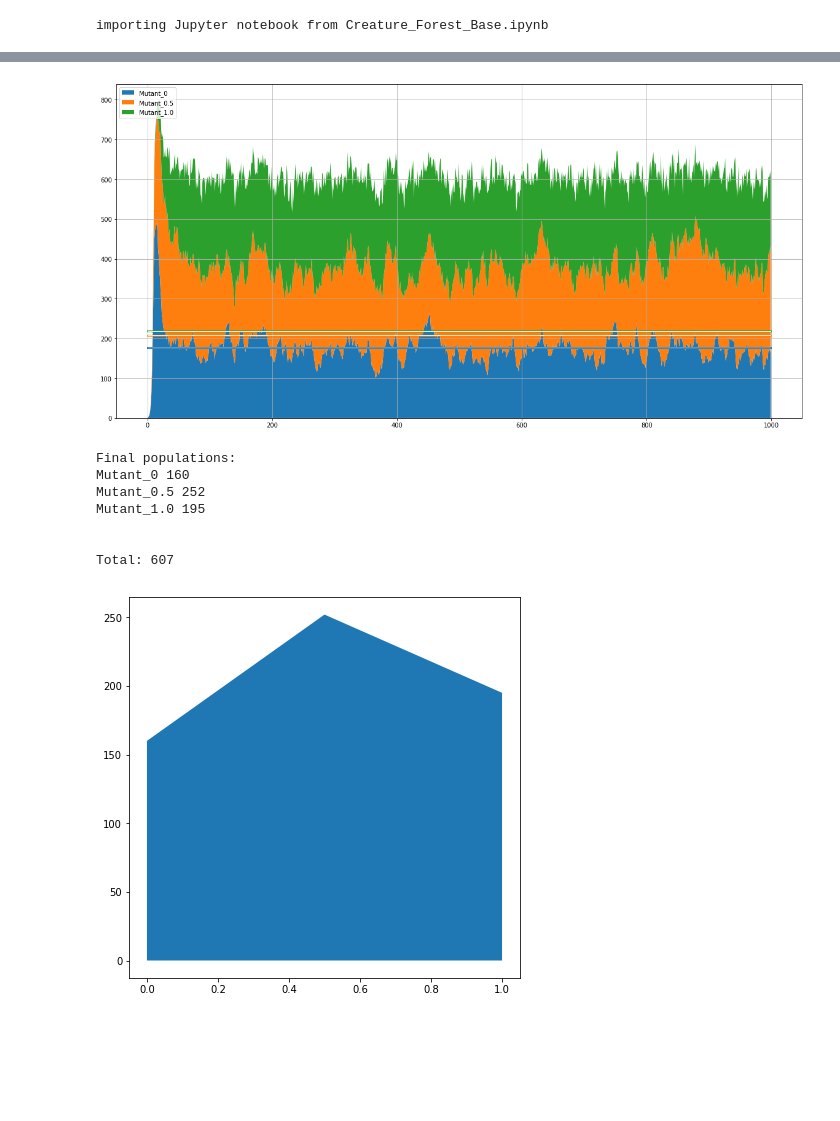
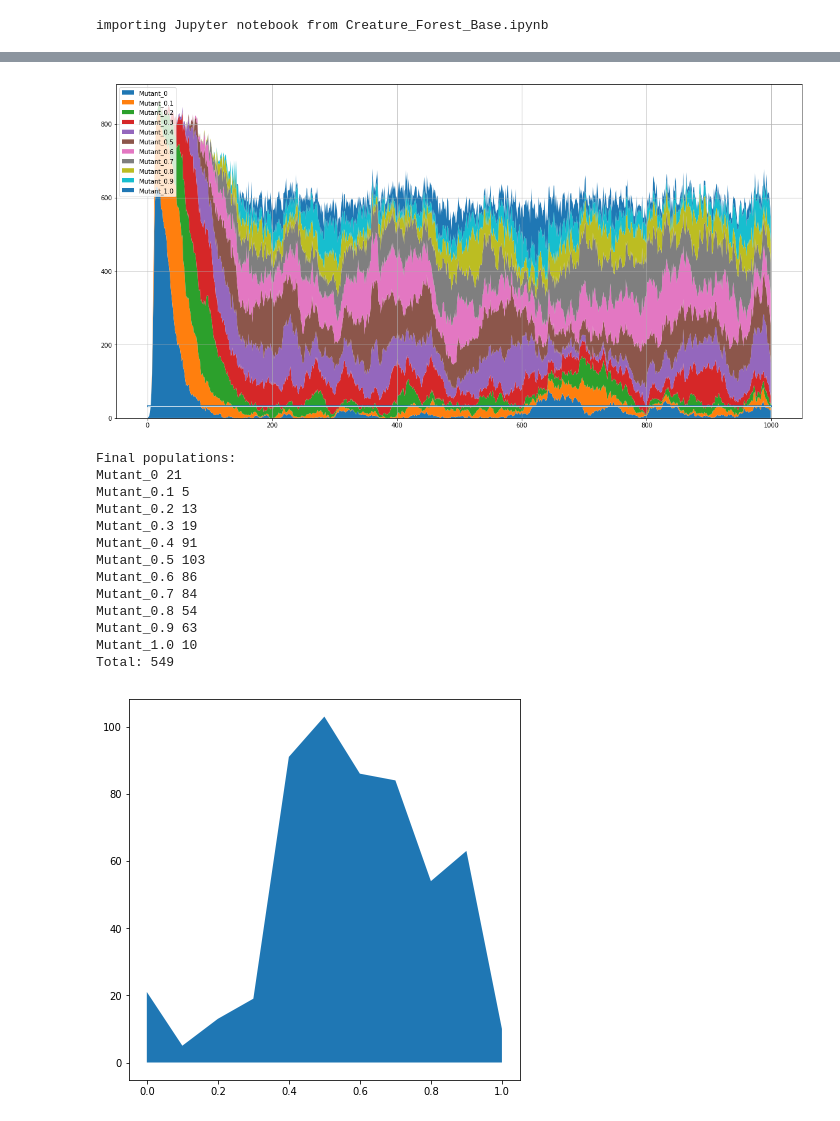
Before and after one commit to AryamanReddi99/Creature-Forest, a Jupyter notebook: Jupyter/Mutants.ipynb, the cells around one changed output, grey strips where cells are left out. Saved outputs shown, nothing was run; the diff lists cells and outputs as text; code cells hidden in the pictures; blank space fills up the shorter version.

```diff
--- a/Jupyter/Mutants.ipynb
+++ b/Jupyter/Mutants.ipynb
@@ -10,21 +44,33 @@ importing Jupyter notebook from Creature_Forest_Base.ipynb
 # %%
 """
 Mutant behaviour is on a spectrum of chance of playing strategies
 """
 starting_population = {
     "Mutant_0": [1]
 }
+payoff_dict={
+    "a":0,
+    "b":1,
+    "c":0,
+    "d":0.1
+}
 simulation_results = run_simulation(ageing_rate=0.01,starting_population=starting_population,
-                                    num_generations=1000,gene_step=0.5,mutation_rate=0.1)
+                                    num_generations=1000,gene_step=0.1,mutation_rate=0.1)
 display_results(simulation_results)
 display_genes(simulation_results)
 # %% [output]
-[figure, old version]
+[figure, new version]
 Final populations:
-Mutant_0 160
-Mutant_0.5 252
-Mutant_1.0 195
-
-
-Total: 607
+Mutant_0 21
+Mutant_0.1 5
+Mutant_0.2 13
+Mutant_0.3 19
+Mutant_0.4 91
+Mutant_0.5 103
+Mutant_0.6 86
+Mutant_0.7 84
+Mutant_0.8 54
+Mutant_0.9 63
+Mutant_1.0 10
+Total: 549
-[figure, old version]
+[figure, new version]
```
Also changed, not shown: parts of 3 cells of this notebook, 7 other files.
